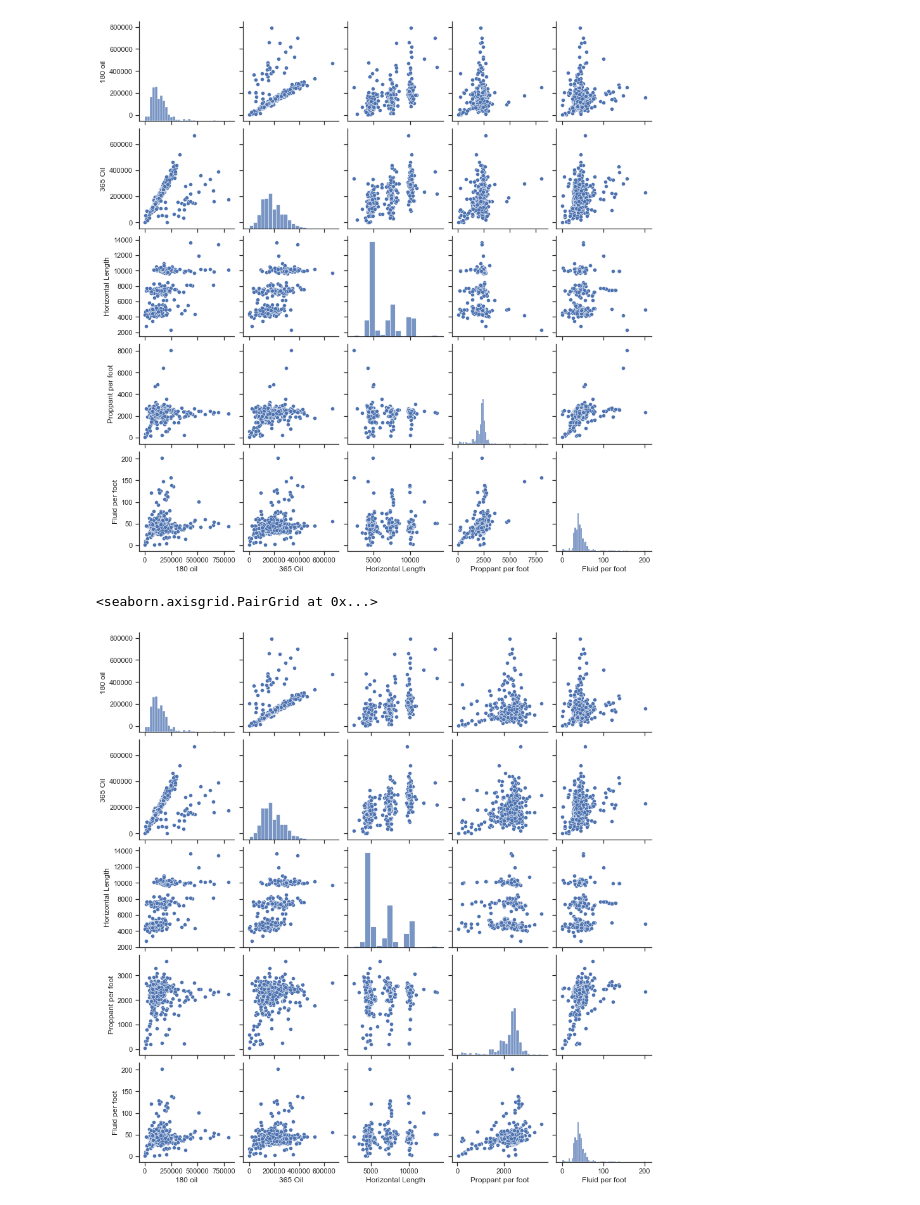
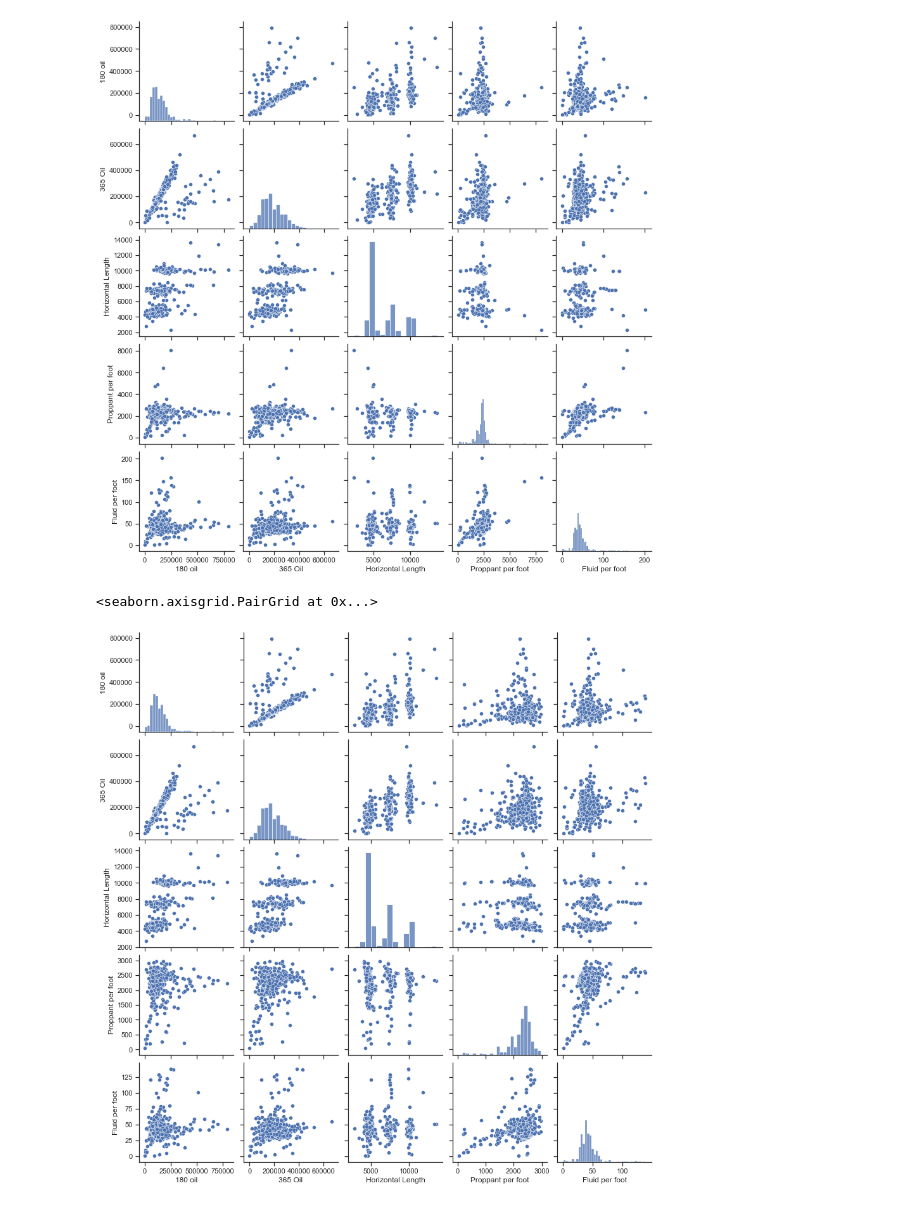
Before and after one commit to mjkhalaf/wolfcamp_DSA, a Jupyter notebook: hf.ipynb, the cells around one changed output. Saved outputs shown, nothing was run; the diff lists cells and outputs as text; code cells hidden in the pictures.

```diff
--- a/hf.ipynb
+++ b/hf.ipynb
@@ -80,9 +101,11 @@ sns.pairplot(df[[ '180 oil', '365 Oil','Horizontal Length','Proppant per foot',
 <seaborn.axisgrid.PairGrid at 0x...>
 [figure]
 # %%
-df = df[df ['Proppant per foot'] <= 4000]
+df = df[df ['Proppant per foot'] <= 3000]
+df = df[df ['Fluid per foot'] < 150]
+
 sns.pairplot(df[[ '180 oil', '365 Oil','Horizontal Length','Proppant per foot',
        'Fluid per foot']])
 # %% [output]
 <seaborn.axisgrid.PairGrid at 0x...>
-[figure, old version]
+[figure, new version]
```
Also changed, not shown: parts of 18 cells of this notebook.
